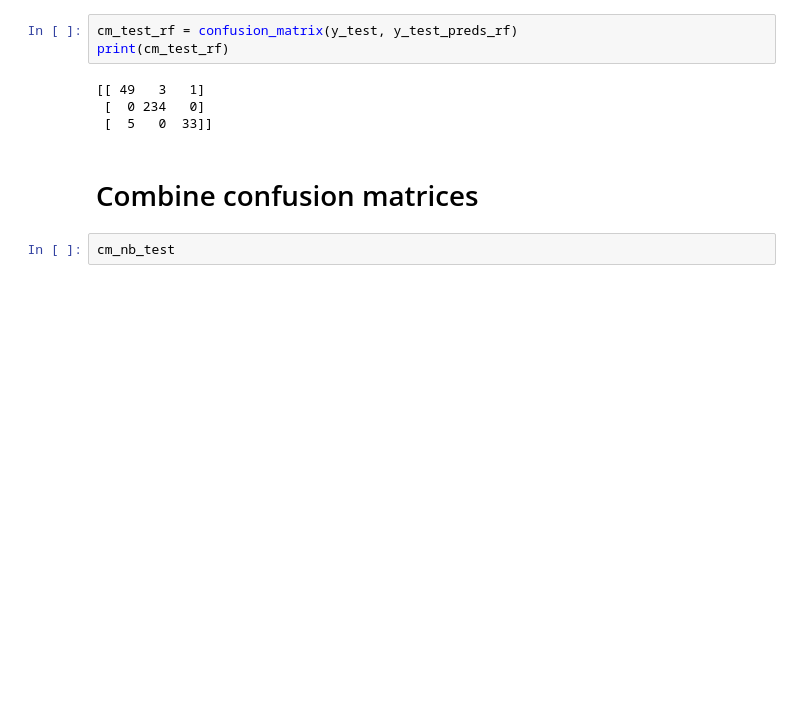
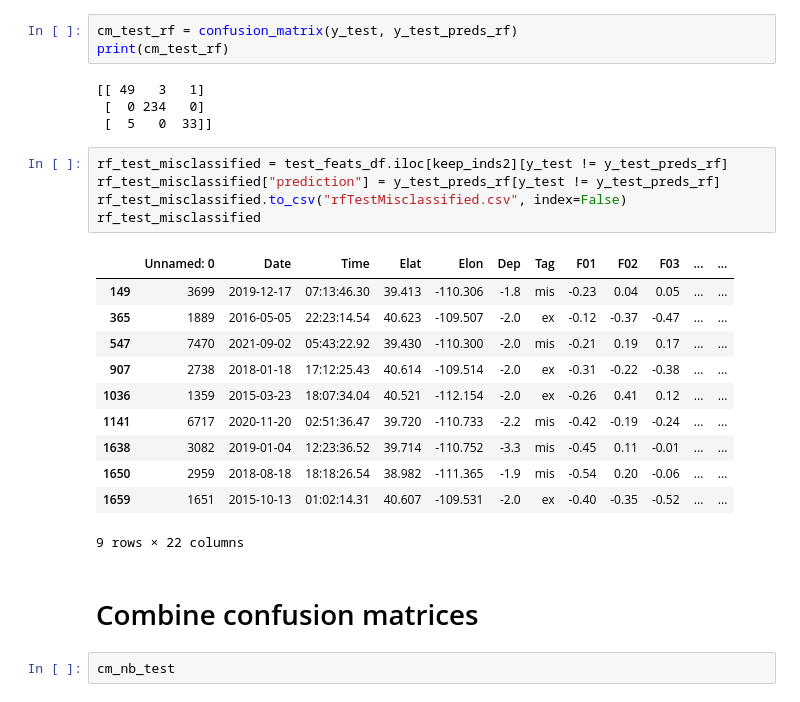
Before and after one commit to armstrong06/UT_event_classifier, a Jupyter notebook: notebooks/NBAndLDASelectedFeatures.ipynb, the cells around one changed output. Cells and saved outputs as stored; diff of their text form; blank space fills up the shorter version.

Commit message:
rf Misclassified

```diff
--- a/notebooks/NBAndLDASelectedFeatures.ipynb
+++ b/notebooks/NBAndLDASelectedFeatures.ipynb
@@ -363,6 +363,23 @@ print(cm_test_rf)
 [[ 49   3   1]
  [  0 234   0]
  [  5   0  33]]
+# %%
+rf_test_misclassified = test_feats_df.iloc[keep_inds2][y_test != y_test_preds_rf]
+rf_test_misclassified["prediction"] = y_test_preds_rf[y_test != y_test_preds_rf]
+rf_test_misclassified.to_csv("rfTestMisclassified.csv", index=False)
+rf_test_misclassified
+# %% [output]
+|  | Unnamed: 0 | Date | Time | Elat | Elon | Dep | Tag | F01 | F02 | F03 | ... | ... |
+| 149 | 3699 | 2019-12-17 | 07:13:46.30 | 39.413 | -110.306 | -1.8 | mis | -0.23 | 0.04 | 0.05 | ... | ... |
+| 365 | 1889 | 2016-05-05 | 22:23:14.54 | 40.623 | -109.507 | -2.0 | ex | -0.12 | -0.37 | -0.47 | ... | ... |
+| 547 | 7470 | 2021-09-02 | 05:43:22.92 | 39.430 | -110.300 | -2.0 | mis | -0.21 | 0.19 | 0.17 | ... | ... |
+| 907 | 2738 | 2018-01-18 | 17:12:25.43 | 40.614 | -109.514 | -2.0 | ex | -0.31 | -0.22 | -0.38 | ... | ... |
+| 1036 | 1359 | 2015-03-23 | 18:07:34.04 | 40.521 | -112.154 | -2.0 | ex | -0.26 | 0.41 | 0.12 | ... | ... |
+| 1141 | 6717 | 2020-11-20 | 02:51:36.47 | 39.720 | -110.733 | -2.2 | mis | -0.42 | -0.19 | -0.24 | ... | ... |
+| 1638 | 3082 | 2019-01-04 | 12:23:36.52 | 39.714 | -110.752 | -3.3 | mis | -0.45 | 0.11 | -0.01 | ... | ... |
+| 1650 | 2959 | 2018-08-18 | 18:18:26.54 | 38.982 | -111.365 | -1.9 | mis | -0.54 | 0.20 | -0.06 | ... | ... |
+| 1659 | 1651 | 2015-10-13 | 01:02:14.31 | 40.607 | -109.531 | -2.0 | ex | -0.40 | -0.35 | -0.52 | ... | ... |
+9 rows × 22 columns
 # %% [markdown]
 # Combine confusion matrices
 # %%
```
Also changed, not shown: 1 other file.
